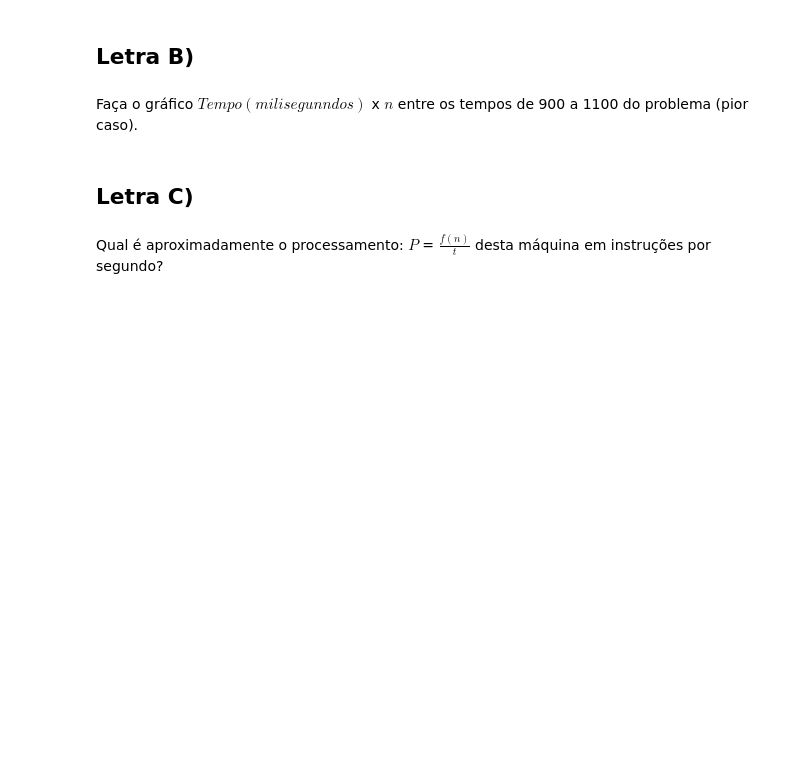
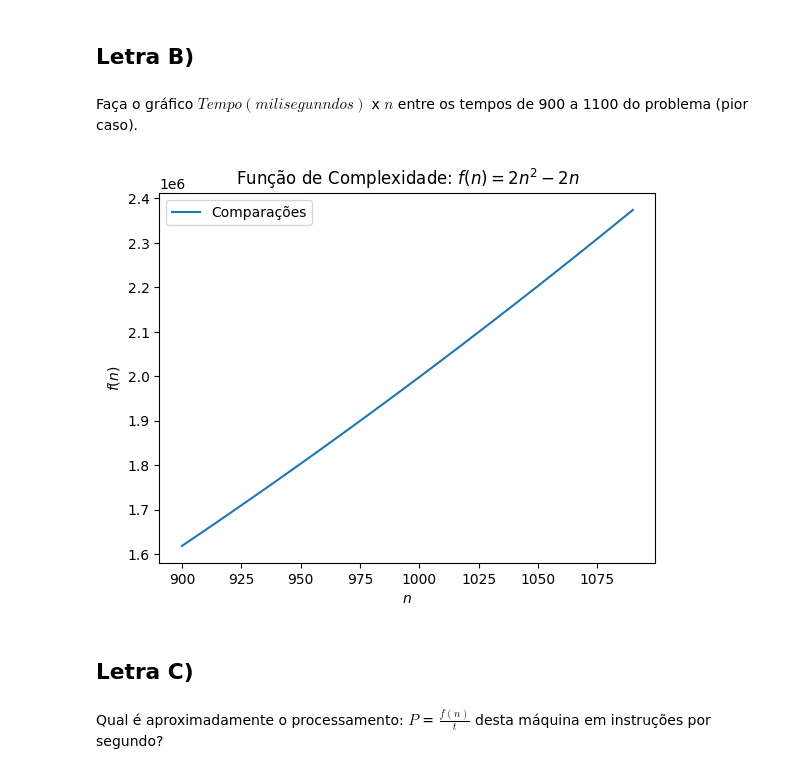
Before and after one commit to PauloRhyanK/ProjetoeAnaliseAlgoritimos, a Jupyter notebook: Extra_3_Análise_de_Complexidade_Quadrática.ipynb, the cells around one changed output. Saved outputs shown, nothing was run; the diff lists cells and outputs as text; code cells hidden in the pictures; blank space fills up the shorter version.

```diff
--- a/Extra_3_Análise_de_Complexidade_Quadrática.ipynb
+++ b/Extra_3_Análise_de_Complexidade_Quadrática.ipynb
@@ -90,8 +91,28 @@ def LetraA():
   fn = '$f(n) = 2n^2 - 2n$'
   title = f'Função de Complexidade: {fn}'
   plt.title(title)
-# %%
-def LetraB():
+# %%
+def LetraB(x,y,t):
+  # Listas para armazenar os resultados
+  X, Y, T = [], [], []
+
+  # Iteração nos diferentes valores de n
+  for i in range(x, y, t):
+      array = piorCaso(i)  # Cria o array no pior caso
+      tempX, tempY, tempT = bubbleSort(array)  # Ordena o array e pega os tempos de execução
+      X.append(i)  # Adiciona o valor de n
+      Y.append(tempY)  # Adiciona a quantidade de comparações
+      T.append(tempT)  # Adiciona o tempo de execução
+
+  # Plotando o gráfico
+  plt.plot(X, Y, label="Comparações")
+  plt.xlabel('$n$')
+  plt.ylabel('$f(n)$')
+  fn = '$f(n) = 2n^2 - 2n$'
+  title = f'Função de Complexidade: {fn}'
+  plt.title(title)
+  plt.legend()
+  plt.show()
 # %% [markdown]
 # ENGENHARIA REVERSA
 # %%
@@ -154,3 +173,7 @@ LetraB()
+# %%
+LetraB(900,1100,10)
+# %% [output]
+[figure, added]
 # %% [markdown]
 ## Letra C)
 # %% [markdown]
```
Also changed, not shown: parts of 6 cells of this notebook.
